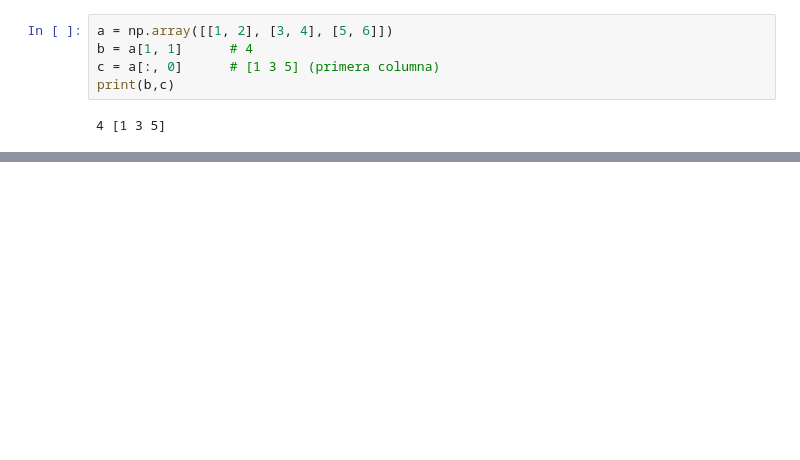
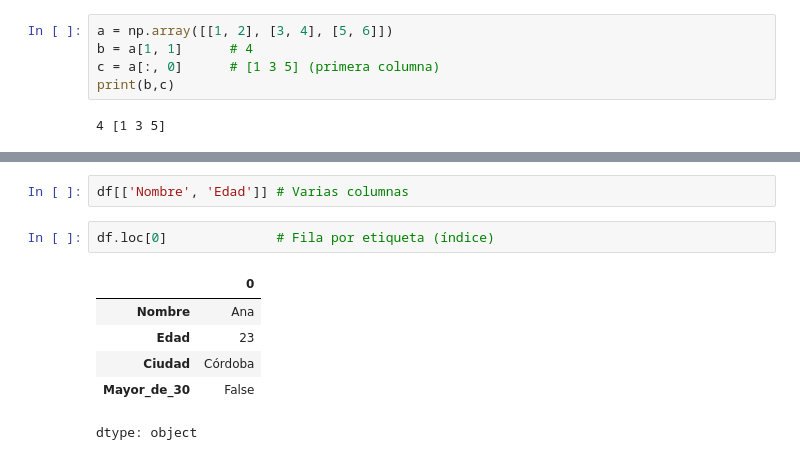
Before and after one commit to Reconocimiento-de-patrones-UNQ/Clase1, a Jupyter notebook: Clase_1_b.ipynb, the cells around one changed output, grey strips where cells are left out. Cells and saved outputs as stored; diff of their text form; blank space fills up the shorter version.

```diff
--- a/Clase_1_b.ipynb
+++ b/Clase_1_b.ipynb
@@ -95,0 +260,11 @@ print(b,c)
+# %%
+df[['Nombre', 'Edad']] # Varias columnas
+# %%
+df.loc[0]              # Fila por etiqueta (índice)
+# %% [output]
+|  | 0 |
+| Nombre | Ana |
+| Edad | 23 |
+| Ciudad | Córdoba |
+| Mayor_de_30 | False |
+dtype: object
```
Also changed, not shown: parts of 35 cells of this notebook.
